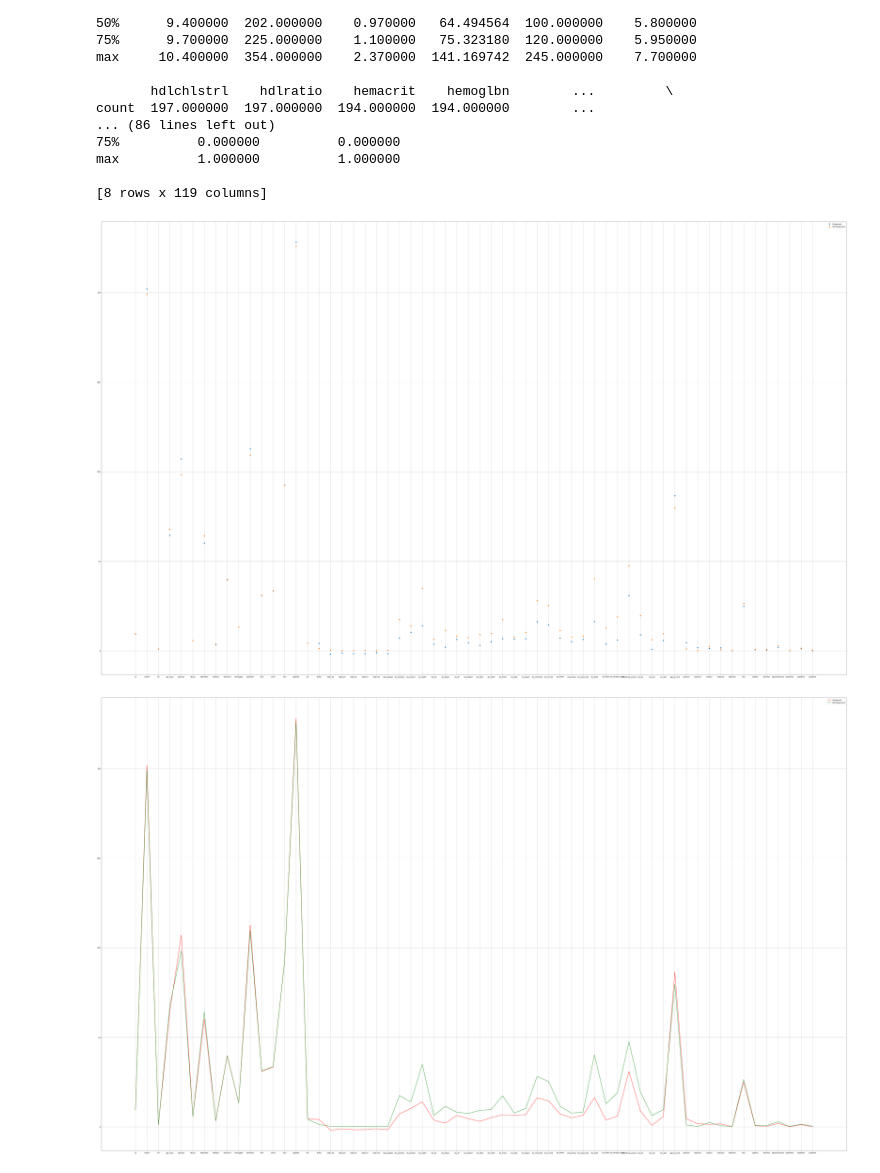
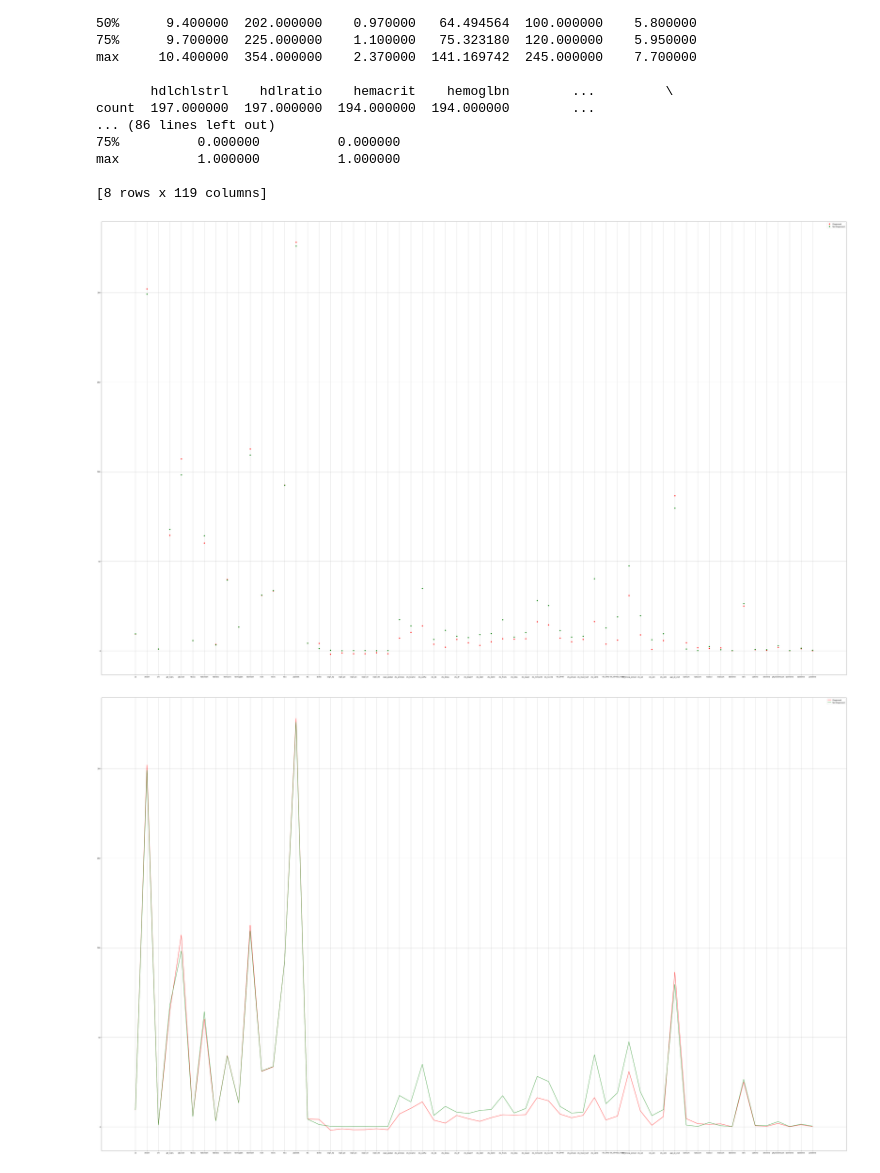
Before and after one commit to sssurvey/TF-learn-RA, a Jupyter notebook: bio-ra/Alzheimer set/workSpace_1.ipynb, the cells around one changed output. Drawn from its saved outputs; the diff is of its cells as text; code cells hidden in the pictures.

```diff
--- a/bio-ra/Alzheimer set/workSpace_1.ipynb
+++ b/bio-ra/Alzheimer set/workSpace_1.ipynb
@@ -304,16 +304,16 @@ max          1.000000          1.000000
 # %%
 #df_diagnosed_desc.mean()[5:20].plot(kind="bar")
 #df_not_diagnosed_desc.mean()[5:20].plot(kind="bar")
 plt.figure(figsize=(80,50))
 plt.plot(df_diagnosed_desc.iloc[1][:60], \
-         label='Diagnosed',linestyle="",marker="o")
+         label='Diagnosed',linestyle="",marker="o",color="red")
 plt.plot(df_not_diagnosed_desc.iloc[1][:60], \
-         label='Not Diagnosed',linestyle="",marker="o")
+         label='Not Diagnosed',linestyle="",marker="o",color="green")
 plt.legend(loc='best')
 plt.grid()
 plt.show()
 # %% [output]
-[figure, old version]
+[figure, new version]
 # %%
 plt.figure(figsize=(80,50))
 plt.plot(df_diagnosed_desc.iloc[1][:60], \
```
Also changed, not shown: parts of 2 cells of this notebook.
